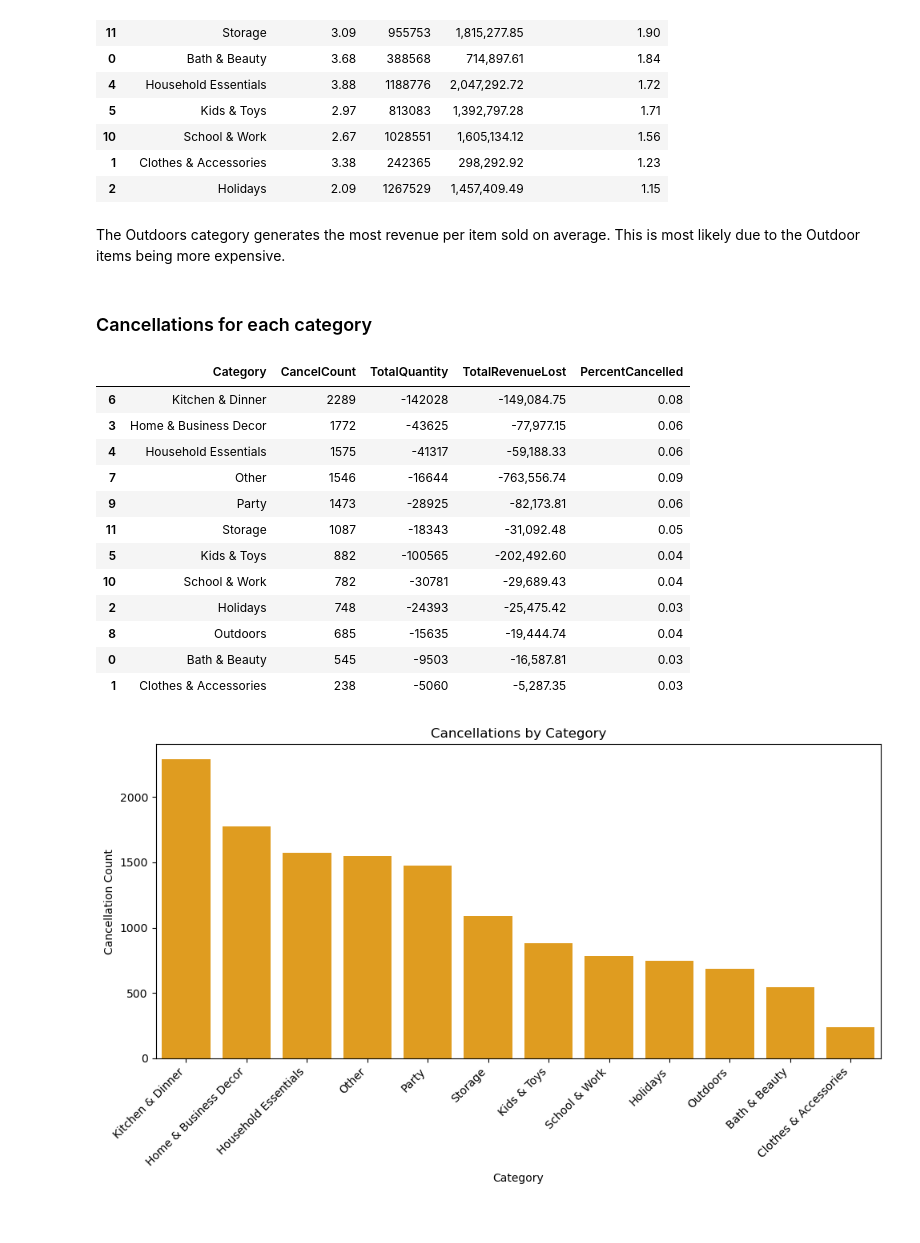
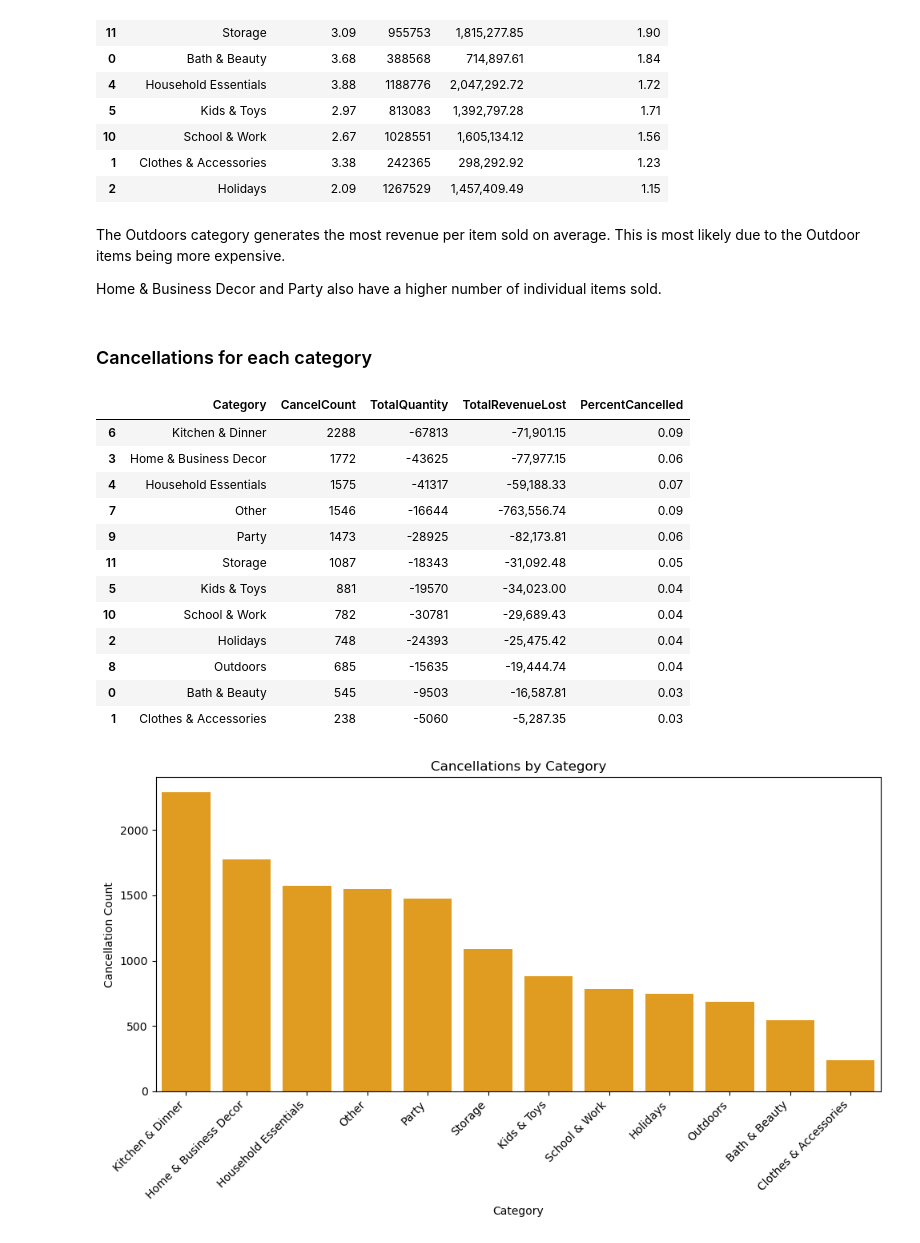
Before and after one commit to takiatah/online-retail-data-sales-analysis, a Jupyter notebook: E-Commerce Sales Analysis.ipynb, the cells around one changed output. Saved outputs shown, nothing was run; the diff lists cells and outputs as text; code cells hidden in the pictures.

```diff
--- a/E-Commerce Sales Analysis.ipynb
+++ b/E-Commerce Sales Analysis.ipynb
@@ -415,3 +409,6 @@ cancelled_transactions[(cancelled_transactions["Quantity"] == -80995) | (cancell
 # Fix erroneous entries
 row_to_drop = retail_data[(retail_data["Quantity"] == 80995) | (retail_data["Quantity"] == 74215)].index
 retail_data.drop(row_to_drop, inplace=True)
+
+row_to_drop = cancelled_transactions[(cancelled_transactions["Quantity"] == -80995) | (cancelled_transactions["Quantity"] == -74215)].index
+cancelled_transactions.drop(row_to_drop, inplace=True)
@@ -832,40 +837,40 @@ temp[temp["Category"]!="Other"].sort_values(by="Avg revenue per item", ascending
 | 2 | Holidays | 2.09 | 1267529 | 1,457,409.49 | 1.15 |
 # %% [markdown]
 The Outdoors category generates the most revenue per item sold on average. This is most likely due to the Outdoor items being more expensive.
+
+Home & Business Decor and Party also have a higher number of individual items sold.
 # %% [markdown]
 ### Cancellations for each category
 # %%
 # Find the number of cancelled orders for each category
 category_cancellations = (
     cancelled_transactions
     .groupby("Category")
     .agg(
         CancelCount=("Invoice", "nunique"),
         TotalQuantity=("Quantity", "sum"),
         TotalRevenueLost=("TotalPrice", "sum")
     ).reset_index()
     .sort_values(by="CancelCount", ascending=False)
 )
 
 # Find percentage of orders that were cancelled for each category
 category_cancellations["PercentCancelled"] = (
-    category_cancellations.sort_values(by="Category")["CancelCount"] / (
-    category_orders.sort_values(by="Category")["Order Count"] + category_cancellations.sort_values(by="Category")["CancelCount"]
-    )
+    category_cancellations.sort_values(by="Category")["CancelCount"] / category_orders.sort_values(by="Category")["Order Count"]
 )
 
 category_cancellations.sort_values(by="CancelCount", ascending=False)
 # %% [output]
 |  | Category | CancelCount | TotalQuantity | TotalRevenueLost | PercentCancelled |
-| 6 | Kitchen & Dinner | 2289 | -142028 | -149,084.75 | 0.08 |
+| 6 | Kitchen & Dinner | 2288 | -67813 | -71,901.15 | 0.09 |
 | 3 | Home & Business Decor | 1772 | -43625 | -77,977.15 | 0.06 |
-| 4 | Household Essentials | 1575 | -41317 | -59,188.33 | 0.06 |
+| 4 | Household Essentials | 1575 | -41317 | -59,188.33 | 0.07 |
 | 7 | Other | 1546 | -16644 | -763,556.74 | 0.09 |
 | 9 | Party | 1473 | -28925 | -82,173.81 | 0.06 |
 | 11 | Storage | 1087 | -18343 | -31,092.48 | 0.05 |
-| 5 | Kids & Toys | 882 | -100565 | -202,492.60 | 0.04 |
+| 5 | Kids & Toys | 881 | -19570 | -34,023.00 | 0.04 |
 | 10 | School & Work | 782 | -30781 | -29,689.43 | 0.04 |
-| 2 | Holidays | 748 | -24393 | -25,475.42 | 0.03 |
+| 2 | Holidays | 748 | -24393 | -25,475.42 | 0.04 |
 | 8 | Outdoors | 685 | -15635 | -19,444.74 | 0.04 |
 | 0 | Bath & Beauty | 545 | -9503 | -16,587.81 | 0.03 |
 | 1 | Clothes & Accessories | 238 | -5060 | -5,287.35 | 0.03 |
```
Also changed, not shown: parts of 34 cells of this notebook, 3 other files.
